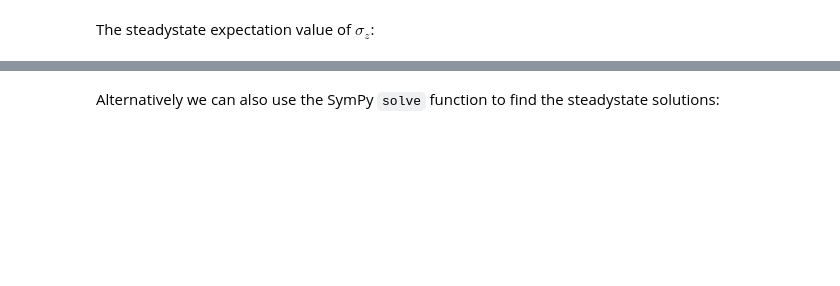
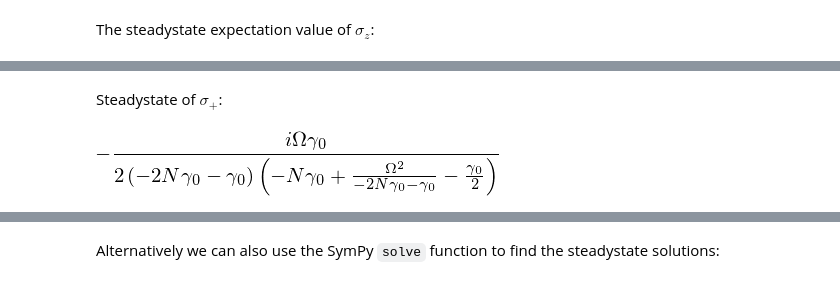
Before and after one commit to jrjohansson/sympsi-notebooks, a Jupyter notebook: lecture-sympsi-semiclassical-eqm.ipynb, the cells around one changed output, grey strips where cells are left out. Saved outputs shown, nothing was run; the diff lists cells and outputs as text; code cells hidden in the pictures; blank space fills up the shorter version.

```diff
--- a/lecture-sympsi-semiclassical-eqm.ipynb
+++ b/lecture-sympsi-semiclassical-eqm.ipynb
@@ -291,0 +291,6 @@ A_sol[ops.index(sz)]
+# %% [markdown]
+Steadystate of $\sigma_+$:
+# %%
+pauli_represent_x_y(sp).subs({sx: A_sol[ops.index(sx)], sy: A_sol[ops.index(sy)]})
+# %% [output]
+[figure, added]
```
Also changed, not shown: parts of 15 cells of this notebook.
